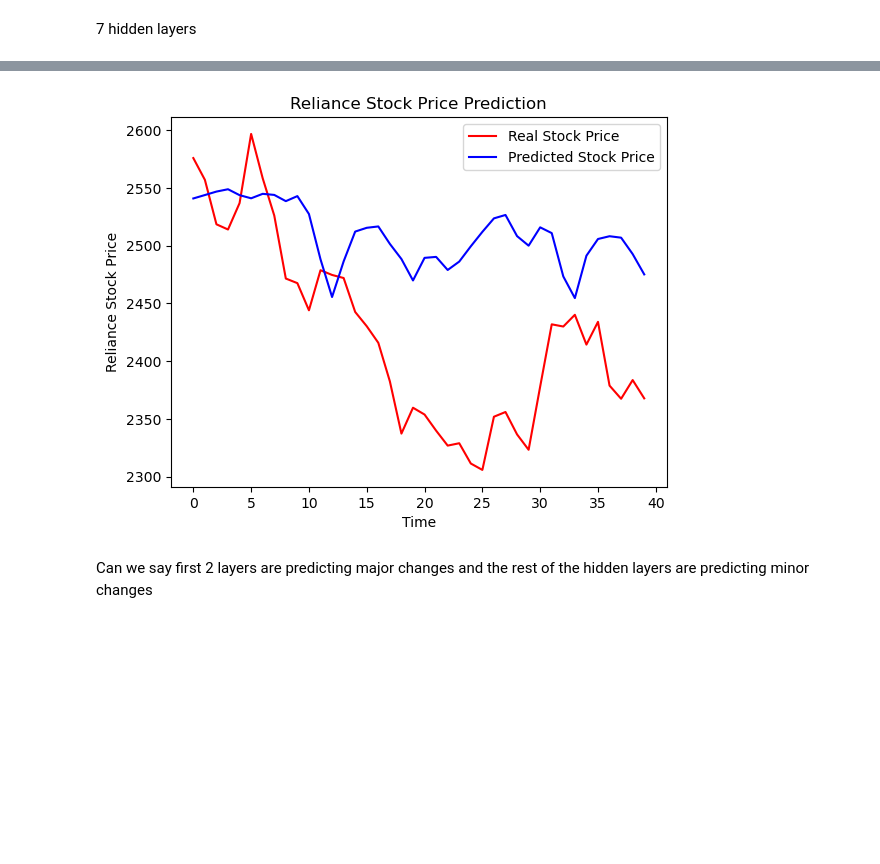
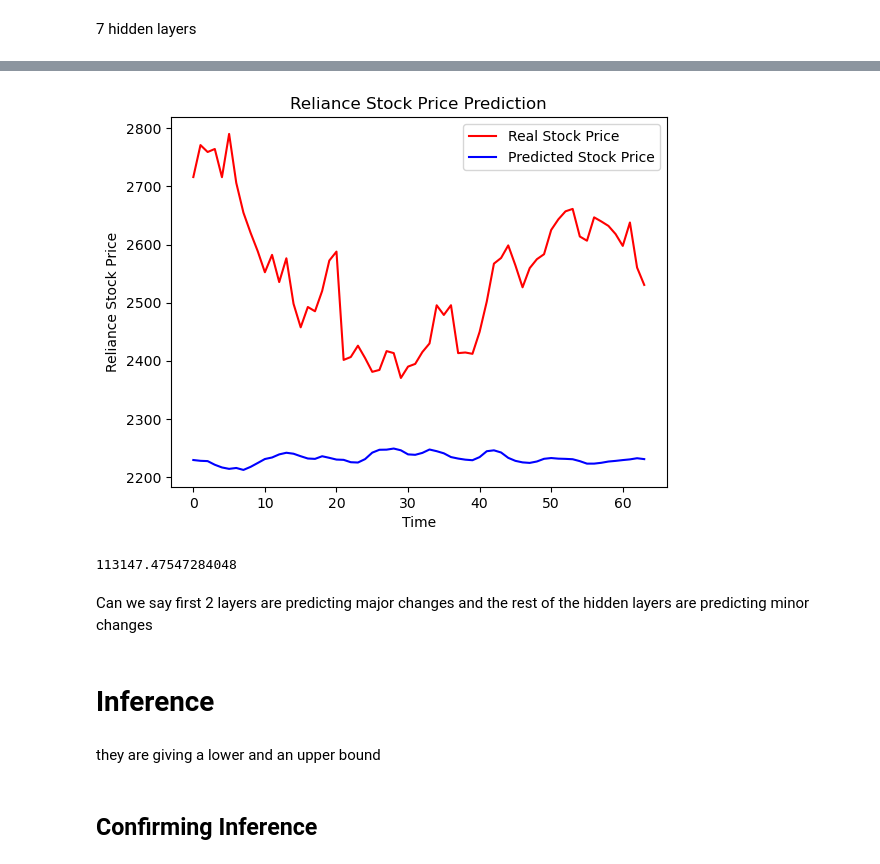
Before and after one commit to Snehbhandari/Thesis-Work, a Jupyter notebook: analyzing_redundant_layers.ipynb, the cells around one changed output, grey strips where cells are left out. Drawn from its saved outputs; the diff is of its cells as text; code cells hidden in the pictures; blank space fills up the shorter version.

```diff
--- a/analyzing_redundant_layers.ipynb
+++ b/analyzing_redundant_layers.ipynb
@@ -19,7 +19,7 @@ import seaborn as sns
 df = pd.DataFrame()
 f = yf.download(tickers = "RELIANCE.NS",
                        start = '2022-01-01',
-                       end = '2023-01-02',)
+                       end = '2022-06-01',)
 
 #df = f[[("Adj Close", s) for s in list_of_stocks]]
 df = f[["Adj Close"]]
@@ -74,38 +127,10 @@ my_model = Sequential()
 my_model.add(SimpleRNN(units = 100, return_sequences = True, activation = "relu", input_shape = (x_train_a.shape[1] ,1)))
 my_model.add(Dropout(rate = 0.2))
 
-#layer 2
-my_model.add(SimpleRNN(units = 100, return_sequences = True, activation = "relu"))
-my_model.add(Dropout(rate = 0.2))
-
-
-#layer 3
-my_model.add(SimpleRNN(units = 100, return_sequences = True, activation = "relu"))
-my_model.add(Dropout(rate = 0.2))
-
-#layer 4
-my_model.add(SimpleRNN(units = 100, return_sequences = True, activation = "relu"))
-my_model.add(Dropout(rate = 0.2))
-
-#layer 5
-my_model.add(SimpleRNN(units = 100, return_sequences = True, activation = "relu"))
-my_model.add(Dropout(rate = 0.2))
-
-#layer 6
-my_model.add(SimpleRNN(units = 100, return_sequences = True, activation = "relu"))
-my_model.add(Dropout(rate = 0.2))
-
-#layer 7
-my_model.add(SimpleRNN(units = 100, return_sequences = True, activation = "relu"))
-my_model.add(Dropout(rate = 0.2))
-
-#layer 8
-my_model.add(SimpleRNN(units = 100, return_sequences = True, activation = "relu"))
-my_model.add(Dropout(rate = 0.2))
-
-#layer 9
-my_model.add(SimpleRNN(units = 100, return_sequences = True, activation = "relu"))
-my_model.add(Dropout(rate = 0.2))
+for i in range(8):
+    #layer 2
+    my_model.add(SimpleRNN(units = 100, return_sequences = True, activation = "relu"))
+    my_model.add(Dropout(rate = 0.2))
 
 #layer 10
 my_model.add(SimpleRNN(units = 100, return_sequences = False, activation = "relu"))
@@ -665,9 +714,8 @@ my_model8.layers[8].set_weights(weights[12])
 my_model8.layers[10].set_weights(weights[14])
 my_model8.layers[12].set_weights(weights[16])
 my_model8.layers[14].set_weights(weights[18])
-my_model8.layers[16].set_weights(weights[20])
 # %%
-predicted_stock_price = my_model8.predict(x_test)
-predicted_stock_price = scaler.inverse_transform(predicted_stock_price)
+predicted_stock_price7 = my_model8.predict(x_test)
+predicted_stock_price7 = scaler.inverse_transform(predicted_stock_price7)
 real_stock_price = df2.values
 # %% [output]
@@ -675,12 +723,23 @@ real_stock_price = df2.values
 # %%
 plt.plot(real_stock_price, color='red', label='Real Stock Price')
-plt.plot(predicted_stock_price, color='blue', label='Predicted Stock Price')
+plt.plot(predicted_stock_price7, color='blue', label='Predicted Stock Price')
 plt.title('Reliance Stock Price Prediction')
 plt.xlabel('Time')
 plt.ylabel('Reliance Stock Price')
 plt.legend()
 plt.show()
 # %% [output]
-[figure, old version]
+[figure, new version]
+# %%
+MSE = np.square(np.subtract(real_stock_price, predicted_stock_price7)).mean()
+MSE
+# %% [output]
+113147.47547284048
 # %% [markdown]
 Can we say first 2 layers are predicting major changes and the rest of the hidden layers are predicting minor changes
+# %% [markdown]
+# Inference
+# %% [markdown]
+they are giving a lower and an upper bound
+# %% [markdown]
+## Confirming Inference
```
Also changed, not shown: parts of 53 cells of this notebook.
